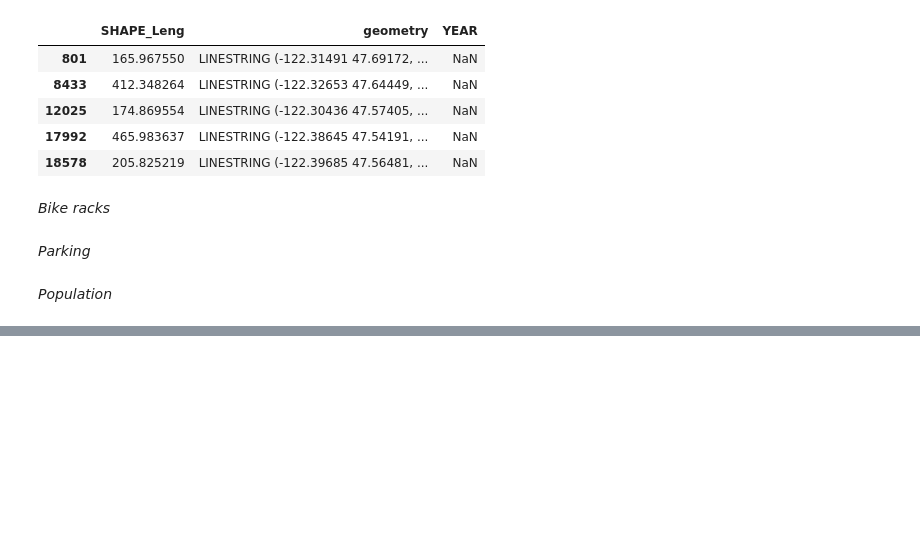
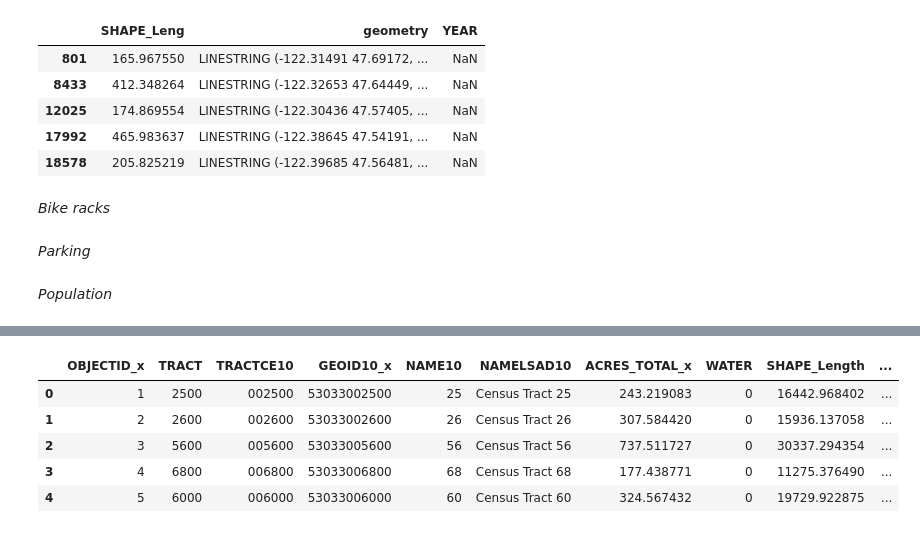
Before and after one commit to Greening-Seattle/Prediction, a Jupyter notebook: Prediction_GeoSegmentation.ipynb, the cells around one changed output, grey strips where cells are left out. Cells and saved outputs as stored; diff of their text form; code cells hidden in the pictures; blank space fills up the shorter version.

```diff
--- a/Prediction_GeoSegmentation.ipynb
+++ b/Prediction_GeoSegmentation.ipynb
@@ -290,0 +257,11 @@ pop_tracts_3.plot(ax=ax, facecolor='blue', edgecolor='white')
+# %%
+pop_tracts = pd.merge(census_bounds, pop_2010, on = 'NAME10')
+# %%
+pop_tracts.head()
+# %% [output]
+|  | OBJECTID_x | TRACT | TRACTCE10 | GEOID10_x | NAME10 | NAMELSAD10 | ACRES_TOTAL_x | WATER | SHAPE_Length | ... |
+| 0 | 1 | 2500 | 002500 | 53033002500 | 25 | Census Tract 25 | 243.219083 | 0 | 16442.968402 | ... |
+| 1 | 2 | 2600 | 002600 | 53033002600 | 26 | Census Tract 26 | 307.584420 | 0 | 15936.137058 | ... |
+| 2 | 3 | 5600 | 005600 | 53033005600 | 56 | Census Tract 56 | 737.511727 | 0 | 30337.294354 | ... |
+| 3 | 4 | 6800 | 006800 | 53033006800 | 68 | Census Tract 68 | 177.438771 | 0 | 11275.376490 | ... |
+| 4 | 5 | 6000 | 006000 | 53033006000 | 60 | Census Tract 60 | 324.567432 | 0 | 19729.922875 | ... |
```
Also changed, not shown: parts of 26 cells of this notebook.
